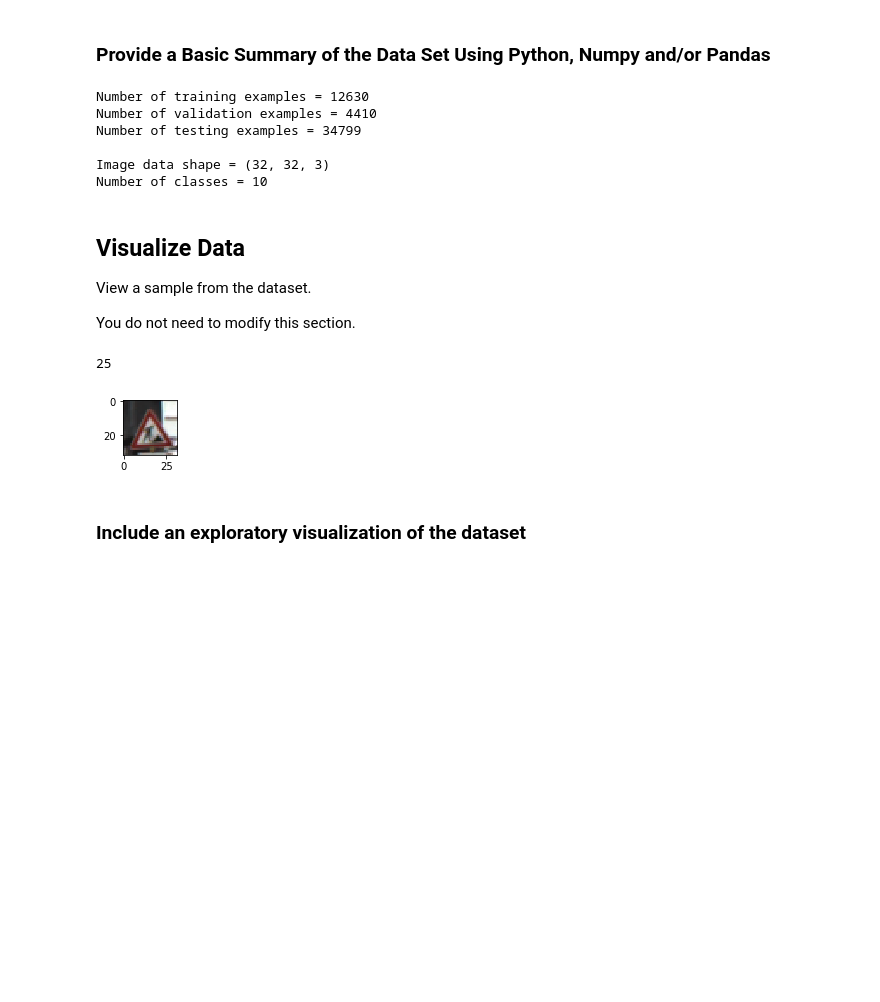
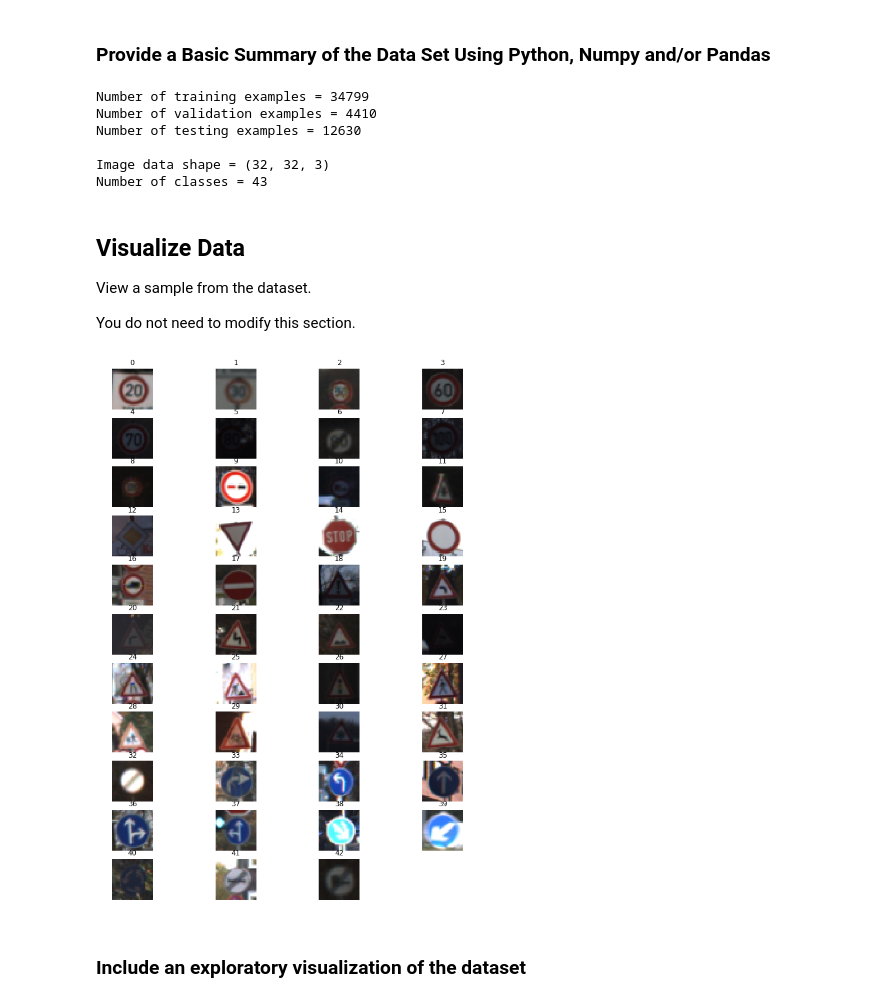
Before and after one commit to shmulik-willinger/traffic_sign_classifier, a Jupyter notebook: Traffic_Sign_Classifier.ipynb, the cells around one changed output. Saved outputs shown, nothing was run; the diff lists cells and outputs as text; code cells hidden in the pictures; blank space fills up the shorter version.

```diff
--- a/Traffic_Sign_Classifier.ipynb
+++ b/Traffic_Sign_Classifier.ipynb
@@ -20,17 +20,12 @@ The [rubric](https://review.udacity.com/#!/rubrics/481/view) contains "Stand Out
 ---
 ## Step 0: Load The Data
 # %%
-# Load pickled data
 import pickle
+import os
 
-# TODO: Fill this in based on where you saved the training and testing data
-import os
-#script_dir = os.path.dirname("C:\Users\swillin\AnacondaProjects\traffic_sign_classifier\traffic-signs-data")
-
-#training_file = os.path.join(script_dir, "test.p")
-training_file = './traffic-signs-data/test.p'
+training_file = './traffic-signs-data/train.p'
 validation_file= './traffic-signs-data/valid.p'
-testing_file = './traffic-signs-data/train.p'
+testing_file = './traffic-signs-data/test.p'
 
 with open(training_file, mode='rb') as f:
     train = pickle.load(f)
@@ -75,23 +68,20 @@ Complete the basic data summary below. Use python, numpy and/or pandas methods t
 # %% [markdown]
 ### Provide a Basic Summary of the Data Set Using Python, Numpy and/or Pandas
 # %%
-### Replace each question mark with the appropriate value.
-### Use python, pandas or numpy methods rather than hard coding the results
-
-# TODO: Number of training examples
+# Number of training examples
 n_train = format(len(X_train))
 
-# TODO: Number of validation examples
+# Number of validation examples
 n_validation = format(len(X_valid))
 
-# TODO: Number of testing examples.
+# Number of testing examples.
 n_test = format(len(X_test))
 
-# TODO: What's the shape of an traffic sign image?
+# Shape of an traffic sign image
 image_shape = format(X_train[0].shape)
 
-# TODO: How many unique classes/labels there are in the dataset.
-n_classes = 10
+# Unique classes/labels in the dataset.
+n_classes = len(np.unique(y_train))
 
 print()
 print("Number of training examples =", n_train)
@@ -101,33 +91,36 @@ print()
 print("Image data shape =", image_shape)
 print("Number of classes =", n_classes)
 # %% [output]
-Number of training examples = 12630
+Number of training examples = 34799
 Number of validation examples = 4410
-Number of testing examples = 34799
+Number of testing examples = 12630
 
 Image data shape = (32, 32, 3)
-Number of classes = 10
+Number of classes = 43
 # %% [markdown]
 ## Visualize Data
 
 View a sample from the dataset.
 
 You do not need to modify this section.
-# %%
-import random
-import numpy as np
-import matplotlib.pyplot as plt
-%matplotlib inline
-
-index = random.randint(0, len(X_train))
-image = X_train[index].squeeze()
-
-plt.figure(figsize=(1,1))
-plt.imshow(image)
-print(y_train[index])
-# %% [output]
-25
-[figure, removed]
+# %%
+import random
+import numpy as np
+import matplotlib.pyplot as plt
+%matplotlib inline
+
+num_of_samples=[]
+plt.figure(figsize=(12, 16.5))
+for i in range(0, n_classes):
+    plt.subplot(11, 4, i+1)
+    x_selected = X_train[y_train == i]
+    plt.imshow(x_selected[0, :, :, :]) #draw the first image of each class
+    plt.title(i)
+    plt.axis('off')
+    num_of_samples.append(len(x_selected))
+plt.show()
+# %% [output]
+[figure, added]
 # %% [markdown]
 ### Include an exploratory visualization of the dataset
 # %% [markdown]
```
Also changed, not shown: parts of 9 cells of this notebook, 2 other files.
